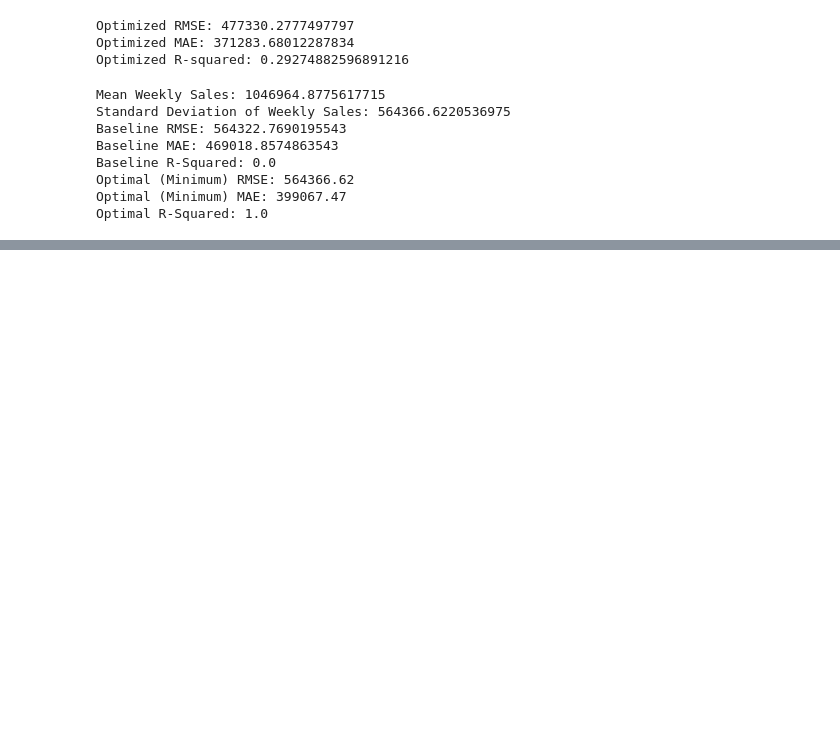
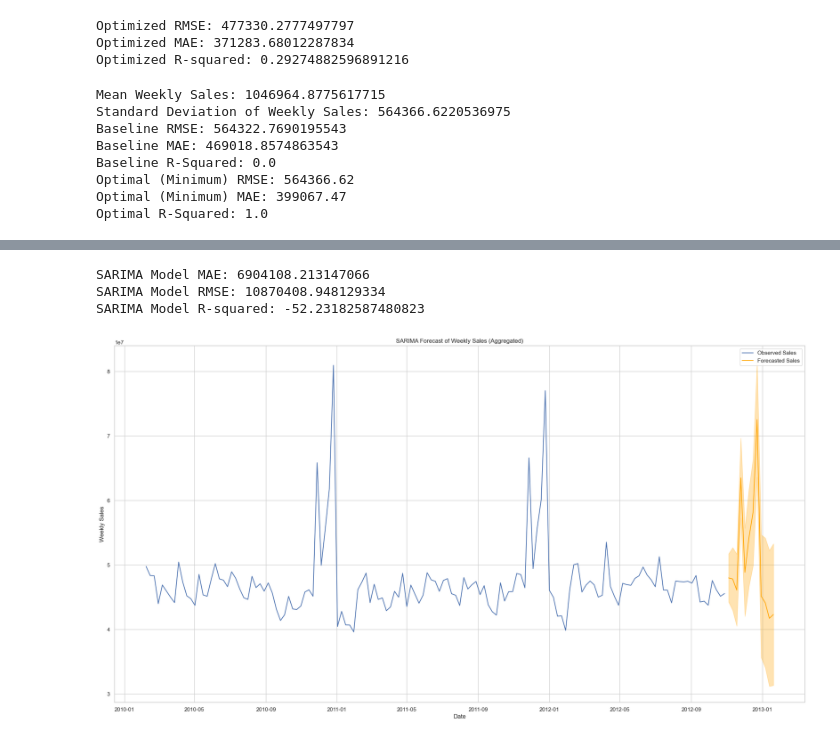
Before and after one commit to s4mluk/DSFB-group-project, a Jupyter notebook: Walmart Sales DA/WorkspaceNotebook.ipynb, the cells around one changed output, grey strips where cells are left out. Cells and saved outputs as stored; diff of their text form; code cells hidden in the pictures; blank space fills up the shorter version.

Commit message:
SARIMAX model

```diff
--- a/Walmart Sales DA/WorkspaceNotebook.ipynb
+++ b/Walmart Sales DA/WorkspaceNotebook.ipynb
@@ -428,2 +471,0 @@ memory usage: 754.2+ KB
-# %%
-data['Date'] = pd.to_datetime(data['Date'], format='%d-%m-%Y')
@@ -519,0 +564,57 @@ plt.show()
+# %%
+from statsmodels.tsa.statespace.sarimax import SARIMAX
+from sklearn.metrics import mean_squared_error, mean_absolute_error, r2_score
+import matplotlib.pyplot as plt
+import pandas as pd
+import numpy as np
+
+sarima_data = data.copy()
+
+sarima_data['Date'] = pd.to_datetime(sarima_data['Date'], format='%d-%m-%Y')
+
+aggregated_data = sarima_data.groupby('Date')['Weekly_Sales'].sum().reset_index()
+
+aggregated_data.set_index('Date', inplace=True)
+aggregated_data = aggregated_data.resample('W').sum()  # Resampling to ensure a consistent frequency
+aggregated_data['Weekly_Sales'].ffill(inplace=True)  # Use 'ffill' instead of method='ffill'
+
+sarima_model = SARIMAX(aggregated_data['Weekly_Sales'], order=(2, 1, 2), seasonal_order=(1, 1, 1, 52))
+sarima_results = sarima_model.fit(disp=0)
+
+forecast = sarima_results.get_forecast(steps=12)
+forecast_df = forecast.summary_frame()
+
+# Adjust the forecast index to match the observed data
+forecast_index = pd.date_range(start=aggregated_data.index[-1] + pd.Timedelta(weeks=1), periods=12, freq='W')
+forecast_df.index = forecast_index
+
+
+actual_sales = aggregated_data['Weekly_Sales'][-12:]  # Use last 12 weeks of actual sales for comparison
+aligned_forecast = forecast_df['mean']  # Use the mean forecasted values
+
+min_length = min(len(actual_sales), len(aligned_forecast))
+actual_sales = actual_sales[-min_length:]
+aligned_forecast = aligned_forecast[:min_length]
+
+sarima_mae = mean_absolute_error(actual_sales, aligned_forecast)
+sarima_rmse = np.sqrt(mean_squared_error(actual_sales, aligned_forecast))
+sarima_r2 = r2_score(actual_sales, aligned_forecast)
+
+print(f"SARIMA Model MAE: {sarima_mae}")
+print(f"SARIMA Model RMSE: {sarima_rmse}")
+print(f"SARIMA Model R-squared: {sarima_r2}")
+
+plt.figure(figsize=(25, 13))
+plt.plot(aggregated_data.index, aggregated_data['Weekly_Sales'], label='Observed Sales')
+plt.plot(forecast_df.index, forecast_df['mean'], label='Forecasted Sales', color='orange')
+plt.fill_between(forecast_df.index, forecast_df['mean_ci_lower'], forecast_df['mean_ci_upper'], color='orange', alpha=0.3)
+plt.xlabel('Date')
+plt.ylabel('Weekly Sales')
+plt.title('SARIMA Forecast of Weekly Sales (Aggregated)')
+plt.legend()
+plt.show()
+# %% [output]
+SARIMA Model MAE: 6904108.213147066
+SARIMA Model RMSE: 10870408.948129334
+SARIMA Model R-squared: -52.23182587480823
+[figure, added]
```
Also changed, not shown: parts of 14 cells of this notebook.
